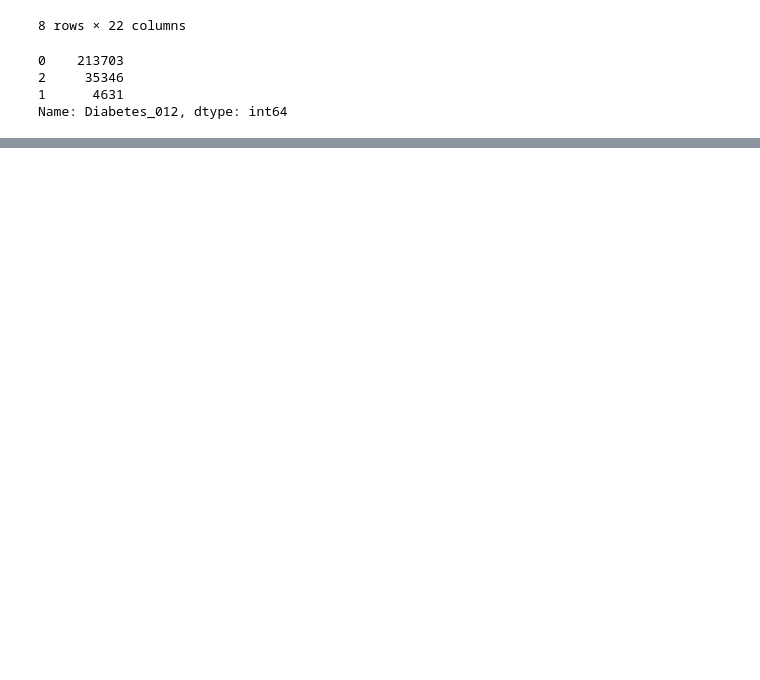
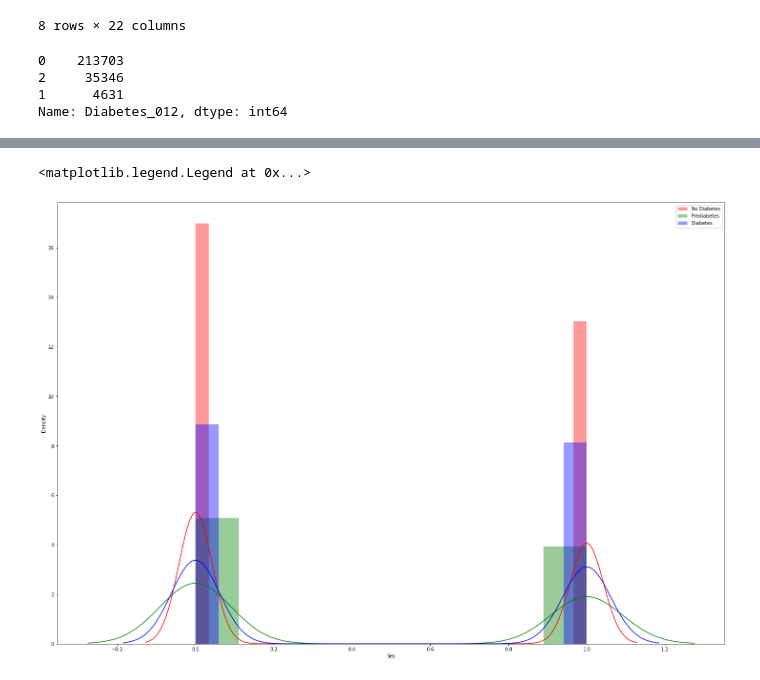
Before and after one commit to bestagi/Diabetes-Monitoring, a Jupyter notebook: eda/eda-he6.ipynb, the cells around one changed output, grey strips where cells are left out. Drawn from its saved outputs; the diff is of its cells as text; code cells hidden in the pictures; blank space fills up the shorter version.

```diff
--- a/eda/eda-he6.ipynb
+++ b/eda/eda-he6.ipynb
@@ -74,0 +84,9 @@ Name: Diabetes_012, dtype: int64
+# %%
+plt.figure(figsize=(25, 17))
+sns.distplot(df.Sex[df.Diabetes_012 == 0], color="r", label="No Diabetes")
+sns.distplot(df.Sex[df.Diabetes_012 == 1], color="g", label="Prediabetes")
+sns.distplot(df.Sex[df.Diabetes_012 == 2], color="b", label="Diabetes")
+plt.legend()
+# %% [output]
+<matplotlib.legend.Legend at 0x...>
+[figure, added]
```
Also changed, not shown: parts of 4 cells of this notebook, 4 other files.
